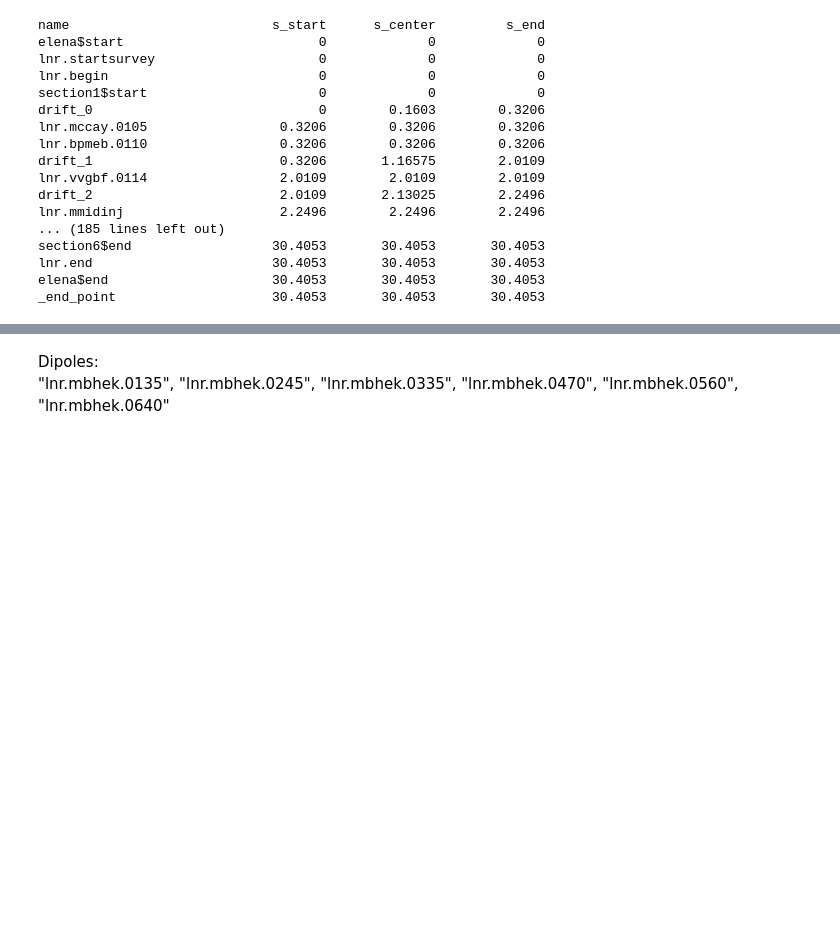
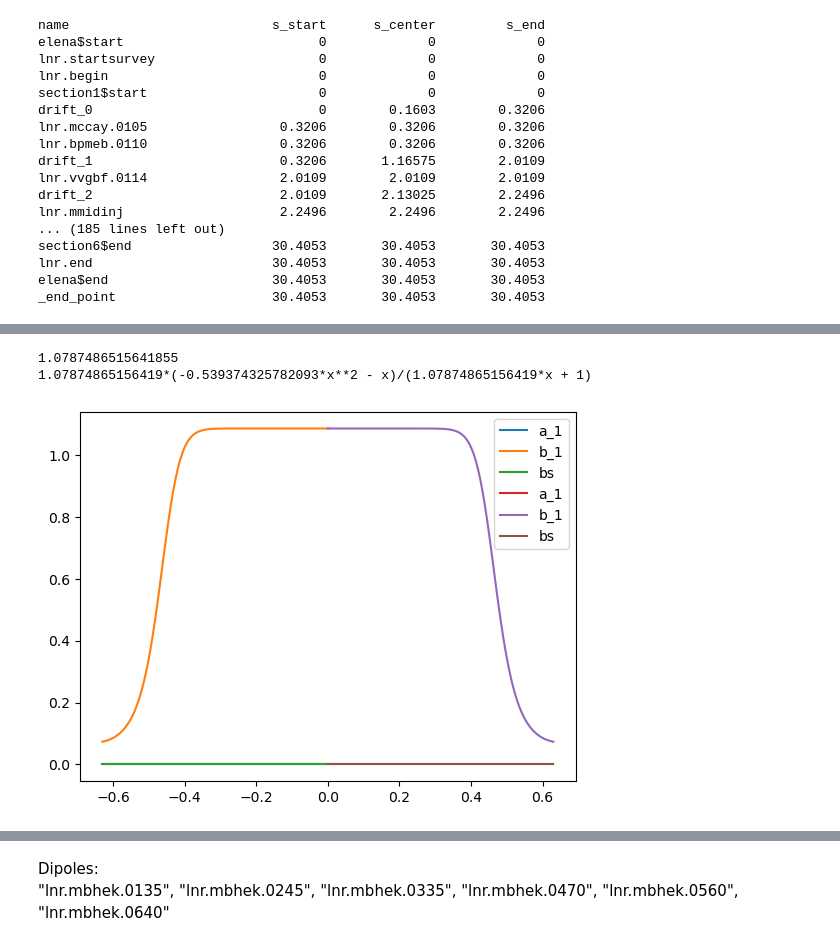
Before and after one commit to xsuite/bpmeth, a Jupyter notebook: examples/ELENA/ring/ELENA_with_numerical_dipoles.ipynb, the cells around one changed output, grey strips where cells are left out. Cells and saved outputs as stored; diff of their text form; code cells hidden in the pictures; blank space fills up the shorter version.

```diff
--- a/examples/ELENA/ring/ELENA_with_numerical_dipoles.ipynb
+++ b/examples/ELENA/ring/ELENA_with_numerical_dipoles.ipynb
@@ -166,0 +171,30 @@ test_dipole_H_full = bpmeth.Hamiltonian(dipole_len, dipole_h, test_dipole_A_full
+# %%
+# Run this for the dipole from ELENA
+extent = (dipole.smax - dipole.smin - dipole_len)/2
+
+# dipole_A_in_str = bpmeth.DipoleVectorPotential(b1=dipole.b_in[0], curv=0)
+# dipole_A_in_curv = bpmeth.DipoleVectorPotential(b1=dipole.b_in[0], curv=dipole_h)
+# dipole_A_out_str = bpmeth.DipoleVectorPotential(b1=dipole.b_out[0], curv=0)
+# dipole_A_out_curv = bpmeth.DipoleVectorPotential(b1=dipole.b_out[0], curv=dipole_h)
+
+dipole_A_in_str = bpmeth.GeneralVectorPotential(b=(dipole.b_in[0],), hs="0", nphi=4)
+dipole_A_in_curv = bpmeth.GeneralVectorPotential(b=(dipole.b_in[0],), hs=f"{dipole_h}", nphi=4)
+dipole_A_out_str = bpmeth.GeneralVectorPotential(b=(dipole.b_out[0],), hs="0", nphi=4)
+dipole_A_out_curv = bpmeth.GeneralVectorPotential(b=(dipole.b_out[0],), hs=f"{dipole_h}", nphi=4)
+
+dipole_H_in_str = bpmeth.Hamiltonian(extent, 0, dipole_A_in_str, s_start=-extent-dipole_len/2)
+dipole_H_in_curv = bpmeth.Hamiltonian(dipole_len/2, dipole_h, dipole_A_in_curv, s_start=-dipole_len/2)
+dipole_H_out_curv = bpmeth.Hamiltonian(dipole_len/2, dipole_h, dipole_A_out_curv, s_start=0)
+dipole_H_out_str = bpmeth.Hamiltonian(extent, 0, dipole_A_out_str, s_start=dipole_len/2)
+# %%
+dipole_A_full = bpmeth.DipoleVectorPotential(b1=f"{dipole_k0}", curv=dipole_h)
+dipole_H_full = bpmeth.Hamiltonian(dipole_len, dipole_h, dipole_A_full)
+# %% [output]
+1.0787486515641855
+1.07874865156419*(-0.539374325782093*x**2 - x)/(1.07874865156419*x + 1)
+# %%
+fig, ax = plt.subplots()
+dipole_A_in_str.plot_components(ax=ax, smin=dipole.smin, smax=0)
+dipole_A_out_str.plot_components(ax=ax, smin=0, smax=dipole.smax)
+# %% [output]
+[figure, added]
```
Also changed, not shown: parts of 17 cells of this notebook, 3 other files.
